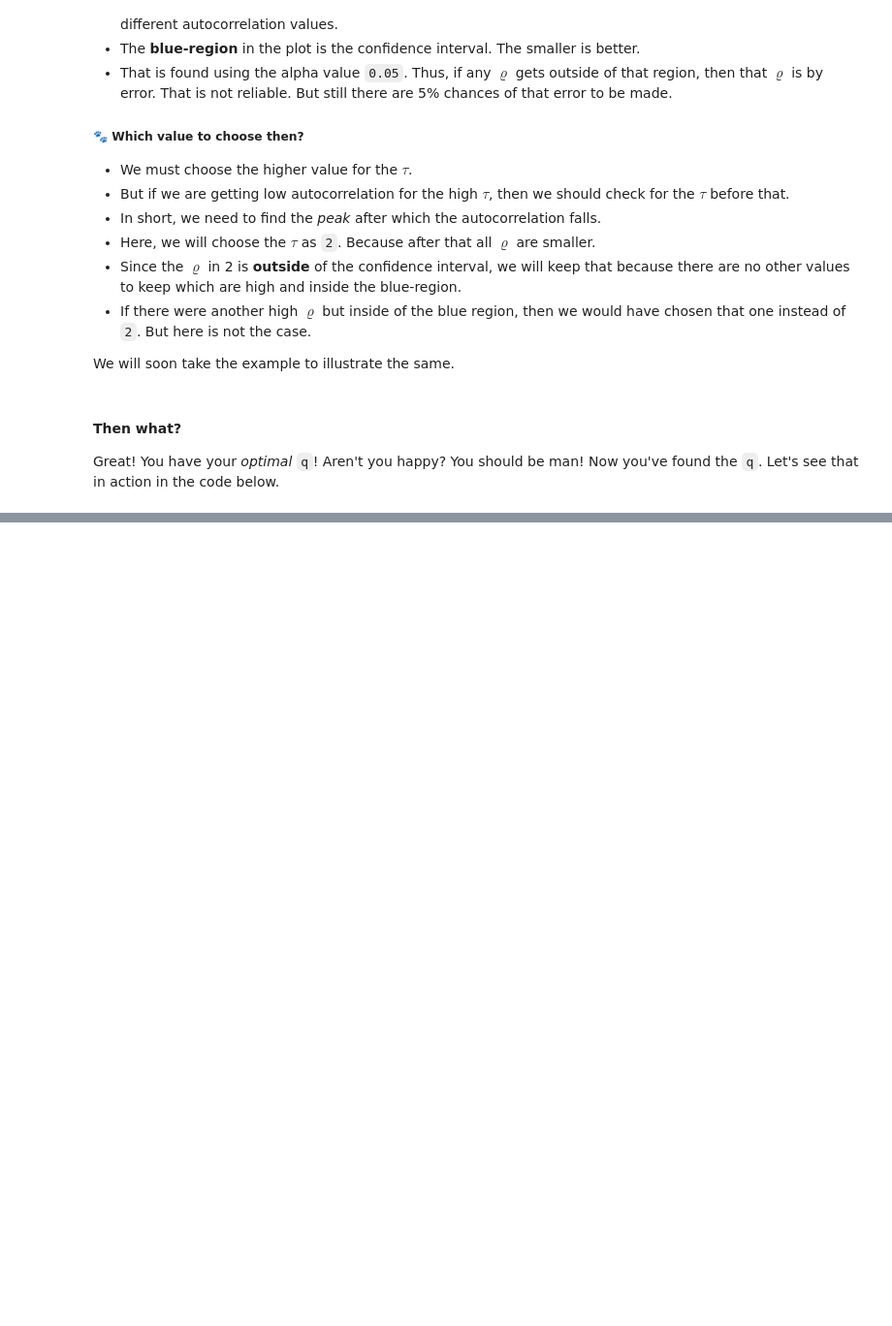
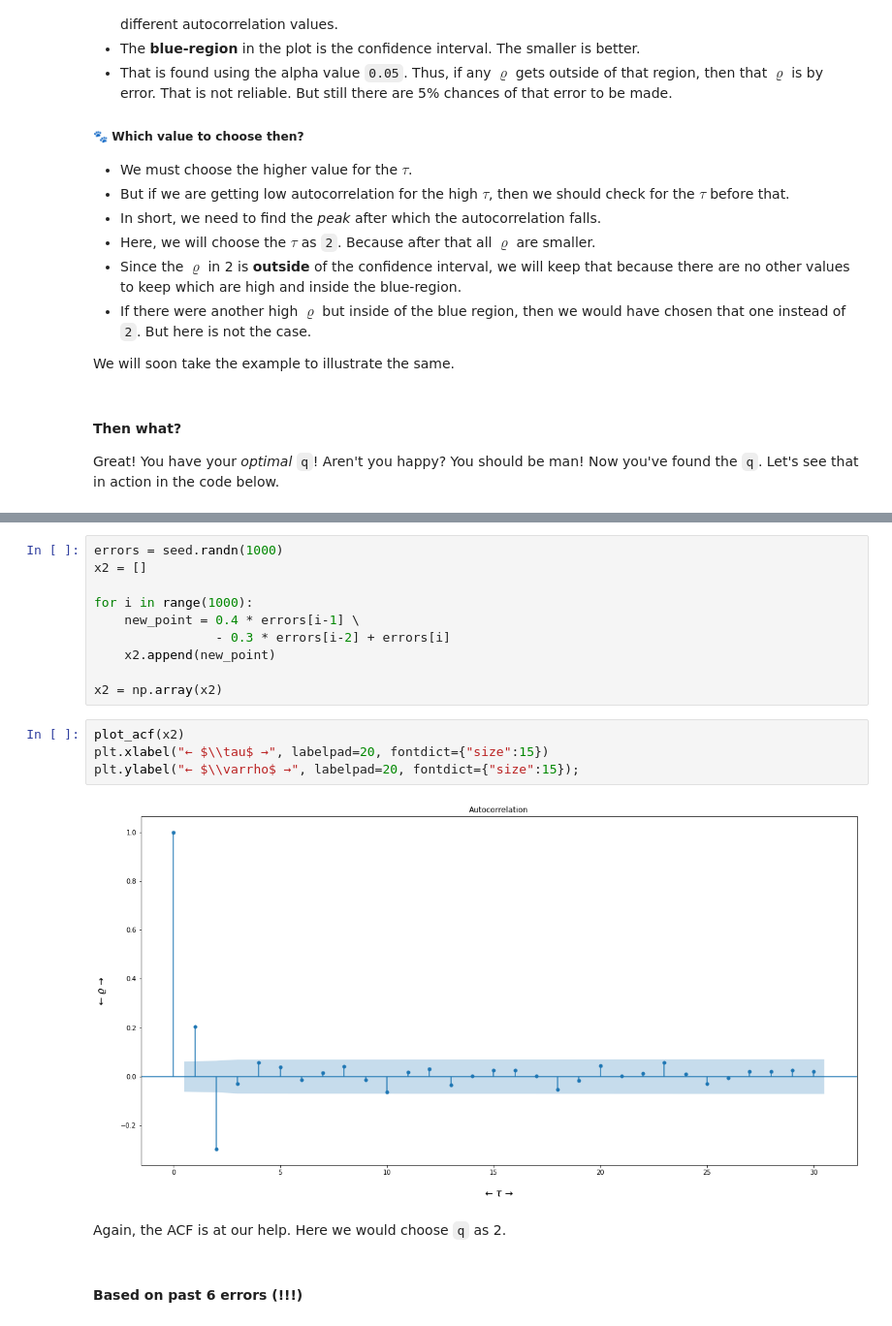
Before and after one commit to AayushSameerShah/TimeSeries-Forecasting, a Jupyter notebook: 3. ARIMA/6. ACF.ipynb, the cells around one changed output, grey strips where cells are left out. Shown at 97% size. Drawn from its saved outputs; the diff is of its cells as text; blank space fills up the shorter version.

```diff
--- a/3. ARIMA/6. ACF.ipynb
+++ b/3. ARIMA/6. ACF.ipynb
@@ -113,0 +145,20 @@ plt.bar(range(len(corrs)), corrs)
+# %%
+errors = seed.randn(1000)
+x2 = []
+
+for i in range(1000):
+    new_point = 0.4 * errors[i-1] \
+                - 0.3 * errors[i-2] + errors[i]
+    x2.append(new_point)
+
+x2 = np.array(x2)
+# %%
+plot_acf(x2)
+plt.xlabel("← $\\tau$ →", labelpad=20, fontdict={"size":15})
+plt.ylabel("← $\\varrho$ →", labelpad=20, fontdict={"size":15});
+# %% [output]
+[figure, added]
+# %% [markdown]
+Again, the ACF is at our help. Here we would choose `q` as 2.
+# %% [markdown]
+#### Based on past 6 errors (!!!)
```
Also changed, not shown: parts of 25 cells of this notebook, 2 other files.
